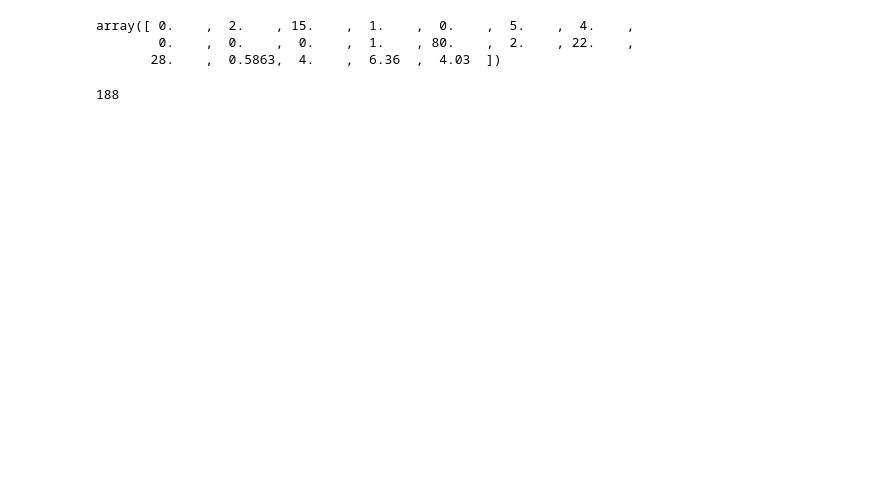
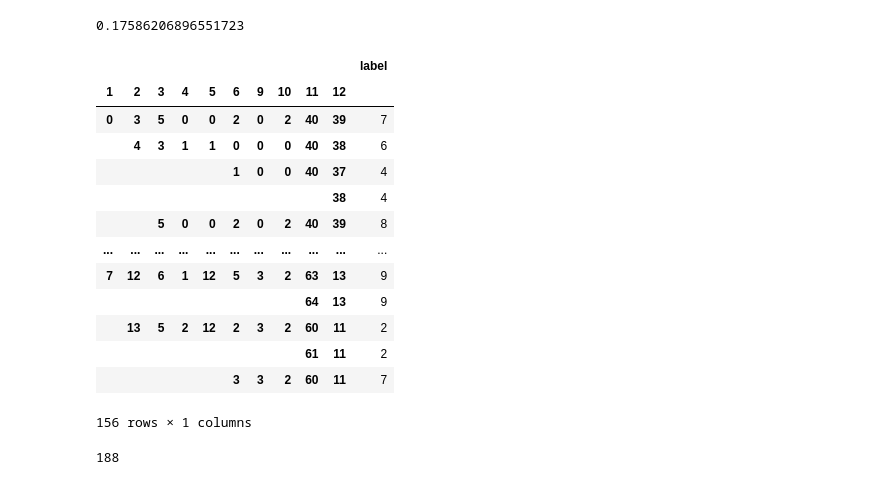
Before and after one commit to armanunix/Fairness-testing, a Jupyter notebook: ADF-Test/adf_tutorial/Only test.ipynb, the cells around one changed output. Cells and saved outputs as stored; diff of their text form; code cells hidden in the pictures; blank space fills up the shorter version.

```diff
--- a/ADF-Test/adf_tutorial/Only test.ipynb
+++ b/ADF-Test/adf_tutorial/Only test.ipynb
@@ -357,9 +359,25 @@ array([[ 0.  ,  7.  , 10.  , ...,  1.  ,  5.55,  4.4 ],
-# %%
-global_sam[-1]
-# %% [output]
-array([ 0.    ,  2.    , 15.    ,  1.    ,  0.    ,  5.    ,  4.    ,
-        0.    ,  0.    ,  0.    ,  1.    , 80.    ,  2.    , 22.    ,
-       28.    ,  0.5863,  4.    ,  6.36  ,  4.03  ])
+# %%
+len(temp_g.loc[(temp_g['label']> 0) & (temp_g['label'] < (inp_bound + 1))])
+# %% [output]
+0.17586206896551723
+# %%
+pd.pivot_table(df_l, values="label", index=list(np.setxor1d(df_l.columns[:-1] ,
+                                                                          np.array([9,8,1])-1)), aggfunc=np.sum)
+# %% [output]
+|  |  |  |  |  |  |  |  |  |  | label |
+| 1 | 2 | 3 | 4 | 5 | 6 | 9 | 10 | 11 | 12 |  |
+| 0 | 3 | 5 | 0 | 0 | 2 | 0 | 2 | 40 | 39 | 7 |
+|  | 4 | 3 | 1 | 1 | 0 | 0 | 0 | 40 | 38 | 6 |
+|  |  |  |  |  | 1 | 0 | 0 | 40 | 37 | 4 |
+|  |  |  |  |  |  |  |  |  | 38 | 4 |
+|  |  | 5 | 0 | 0 | 2 | 0 | 2 | 40 | 39 | 8 |
+| ... | ... | ... | ... | ... | ... | ... | ... | ... | ... | ... |
+| 7 | 12 | 6 | 1 | 12 | 5 | 3 | 2 | 63 | 13 | 9 |
+|  |  |  |  |  |  |  |  | 64 | 13 | 9 |
+|  | 13 | 5 | 2 | 12 | 2 | 3 | 2 | 60 | 11 | 2 |
+|  |  |  |  |  |  |  |  | 61 | 11 | 2 |
+|  |  |  |  |  | 3 | 3 | 2 | 60 | 11 | 7 |
+156 rows × 1 columns
 # %%
 len(total)
 # %% [output]
```
Also changed, not shown: parts of 2 cells of this notebook, 4 other files.
